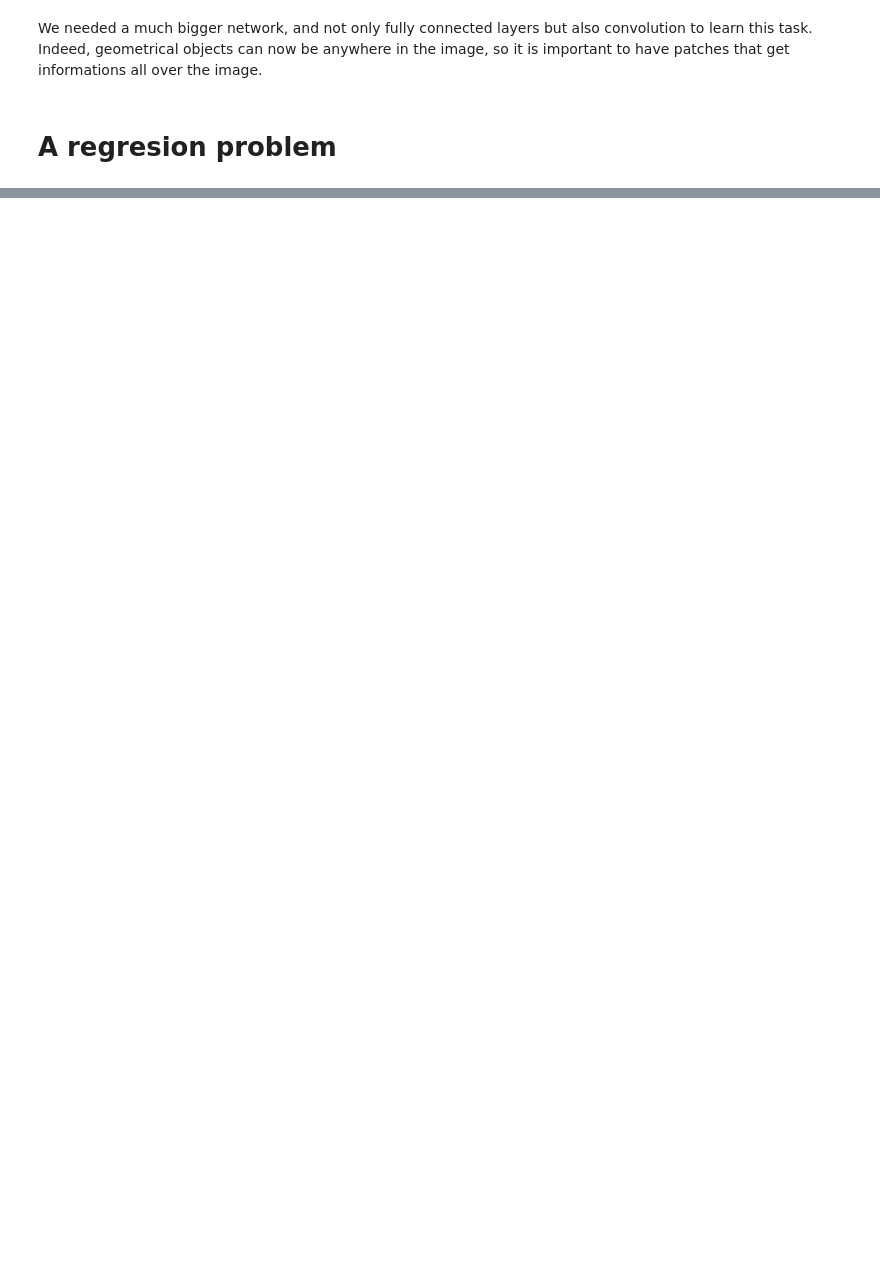
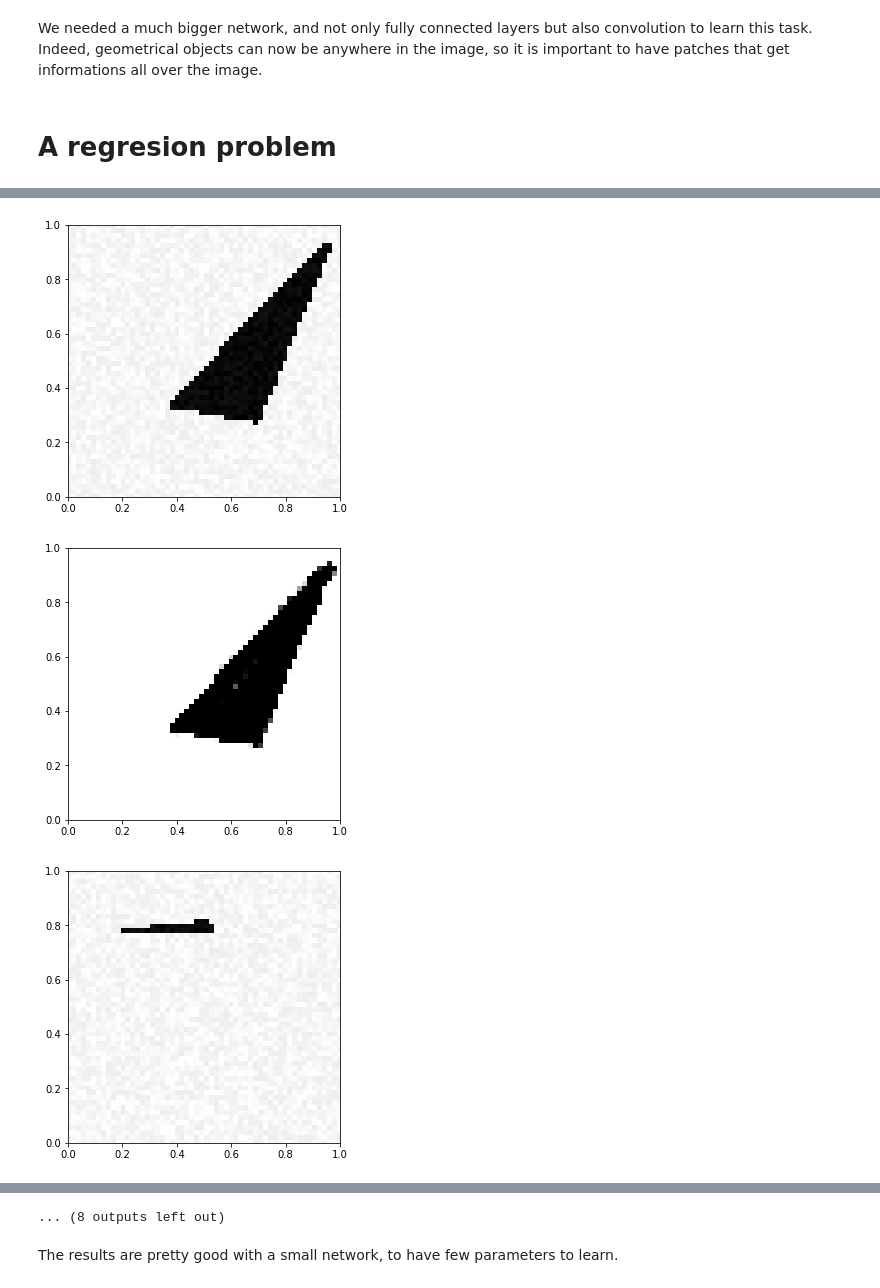
Before and after one commit to Totole75/Deep_learning_MVA, a Jupyter notebook: TP1.ipynb, the cells around one changed output, grey strips where cells are left out. Saved outputs shown, nothing was run; the diff lists cells and outputs as text; code cells hidden in the pictures; blank space fills up the shorter version.

```diff
--- a/TP1.ipynb
+++ b/TP1.ipynb
@@ -341,0 +338,13 @@ array([0.36340393, 0.33217252, 0.67661723, 0.27556678, 0.94133439,
+# %%
+# Creation of the dataset
+
+[X_train_denois, Y_train_denois] = generate_dataset_denoising(300, 20)
+[X_test_denois, Y_test_denois] = generate_test_set_denoising()
+
+img_rows, img_cols = 72, 72
+input_shape = (img_rows, img_cols, 1)
+X_test_denois = X_test_denois.reshape(X_test_denois.shape[0], img_rows, img_cols, 1)
+X_train_denois = X_train_denois.reshape(X_train_denois.shape[0], img_rows, img_cols, 1)
+
+Y_test_denois = Y_test_denois.reshape(Y_test_denois.shape[0], img_rows, img_cols, 1)
+Y_train_denois = Y_train_denois.reshape(Y_train_denois.shape[0], img_rows, img_cols, 1)
@@ -341,0 +390,6 @@ array([0.36340393, 0.33217252, 0.67661723, 0.27556678, 0.94133439,
+# %%
+#training
+model_denoise.fit(X_train_denois, Y_train_denois,
+          batch_size=batch_size,
+          epochs=epochs,
+          verbose=1)
@@ -341,0 +418,16 @@ array([0.36340393, 0.33217252, 0.67661723, 0.27556678, 0.94133439,
+# %%
+def visualize(x):
+    fig, ax = plt.subplots(figsize=(5, 5))
+    I = x.reshape((72,72))
+    ax.imshow(I, extent=[-0.15,1.15,-0.15,1.15],cmap='gray')
+    ax.set_xlim([0,1])
+    ax.set_ylim([0,1])
+
+
+for i in range(10):
+    visualize(X_test_denois[i])
+    visualize(model_denoise.predict(X_test_denois[i].reshape(1,img_rows, img_cols, 1)))
+# %% [output]
+[figure, added]
+[figure, added]
+[figure, added]
@@ -341,0 +443,3 @@ array([0.36340393, 0.33217252, 0.67661723, 0.27556678, 0.94133439,
+... (8 outputs left out)
+# %% [markdown]
+The results are pretty good with a small network, to have few parameters to learn.
```
Also changed, not shown: parts of 27 cells of this notebook, 1 other file.
